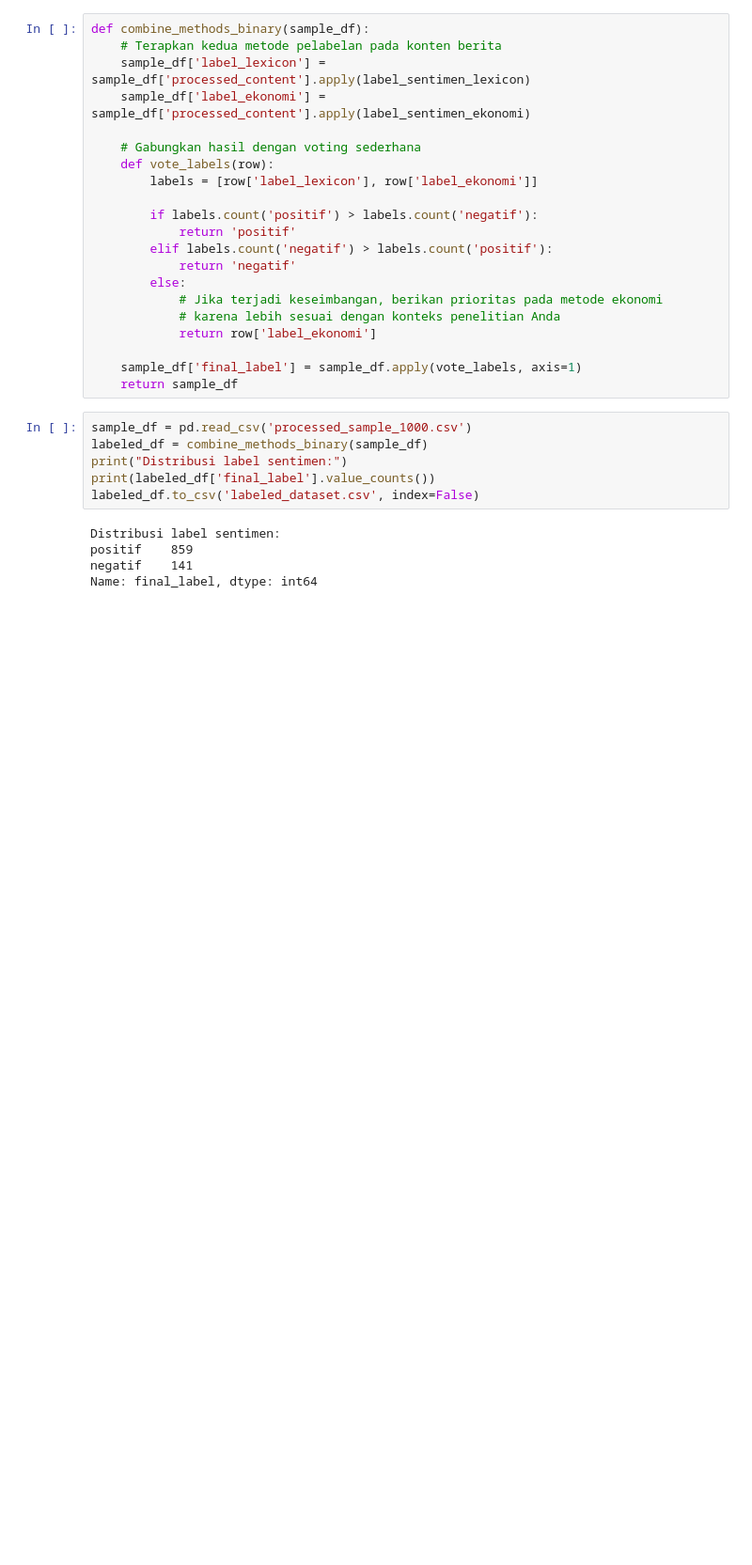
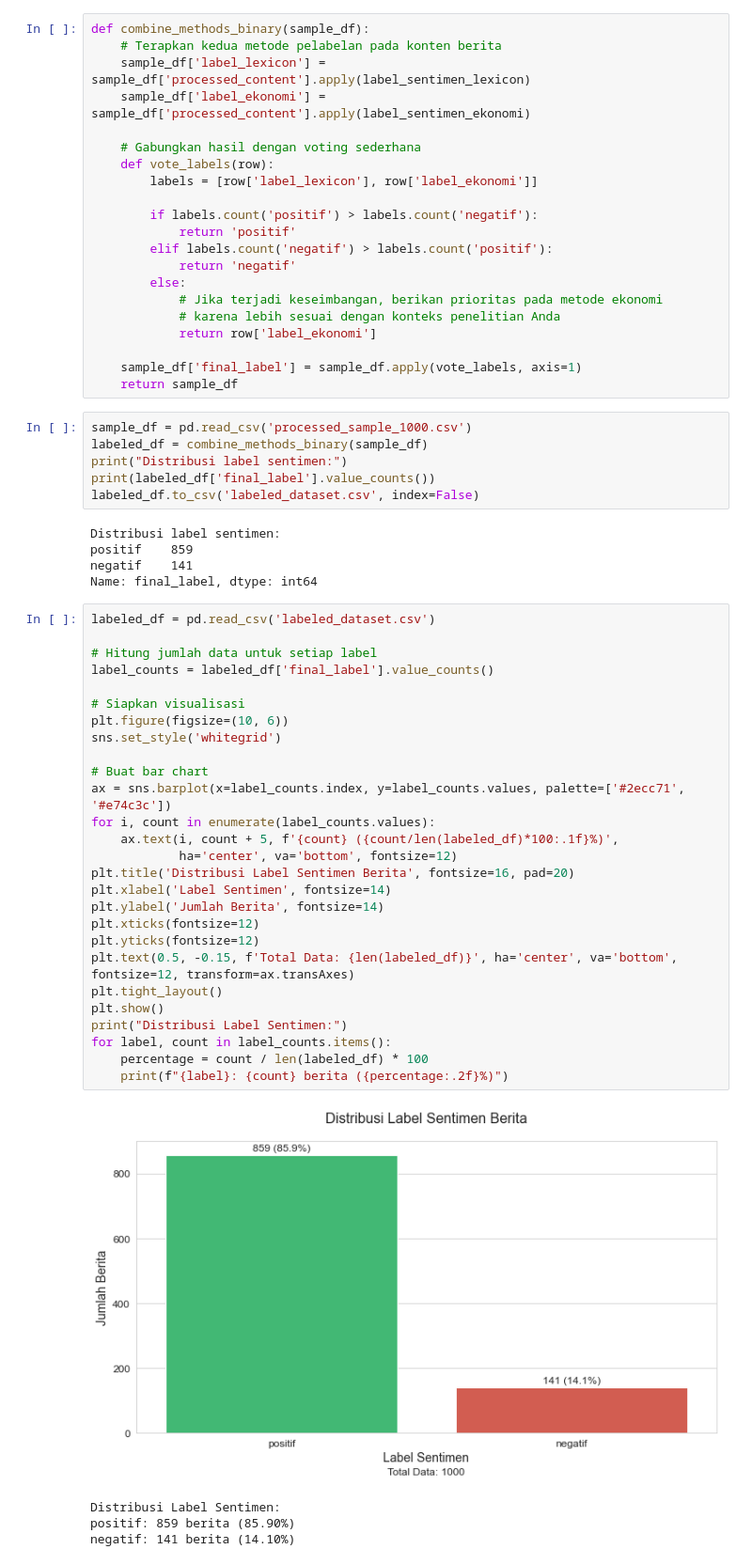
Before and after one commit to adindasyv/skripsi_2025, a Jupyter notebook: try_sampling_skripsi.ipynb, the cells around one changed output. Shown at 94% size. Drawn from its saved outputs; the diff is of its cells as text; blank space fills up the shorter version.

Commit message:
visualisasi sentimen

```diff
--- a/try_sampling_skripsi.ipynb
+++ b/try_sampling_skripsi.ipynb
@@ -353,3 +355,35 @@ Distribusi label sentimen:
 positif    859
 negatif    141
 Name: final_label, dtype: int64
+# %%
+labeled_df = pd.read_csv('labeled_dataset.csv')
+
+# Hitung jumlah data untuk setiap label
+label_counts = labeled_df['final_label'].value_counts()
+
+# Siapkan visualisasi
+plt.figure(figsize=(10, 6))
+sns.set_style('whitegrid')
+
+# Buat bar chart
+ax = sns.barplot(x=label_counts.index, y=label_counts.values, palette=['#2ecc71', '#e74c3c'])
+for i, count in enumerate(label_counts.values):
+    ax.text(i, count + 5, f'{count} ({count/len(labeled_df)*100:.1f}%)',
+            ha='center', va='bottom', fontsize=12)
+plt.title('Distribusi Label Sentimen Berita', fontsize=16, pad=20)
+plt.xlabel('Label Sentimen', fontsize=14)
+plt.ylabel('Jumlah Berita', fontsize=14)
+plt.xticks(fontsize=12)
+plt.yticks(fontsize=12)
+plt.text(0.5, -0.15, f'Total Data: {len(labeled_df)}', ha='center', va='bottom', fontsize=12, transform=ax.transAxes)
+plt.tight_layout()
+plt.show()
+print("Distribusi Label Sentimen:")
+for label, count in label_counts.items():
+    percentage = count / len(labeled_df) * 100
+    print(f"{label}: {count} berita ({percentage:.2f}%)")
+# %% [output]
+[figure, added]
+Distribusi Label Sentimen:
+positif: 859 berita (85.90%)
+negatif: 141 berita (14.10%)
```
Also changed, not shown: parts of 5 cells of this notebook.
